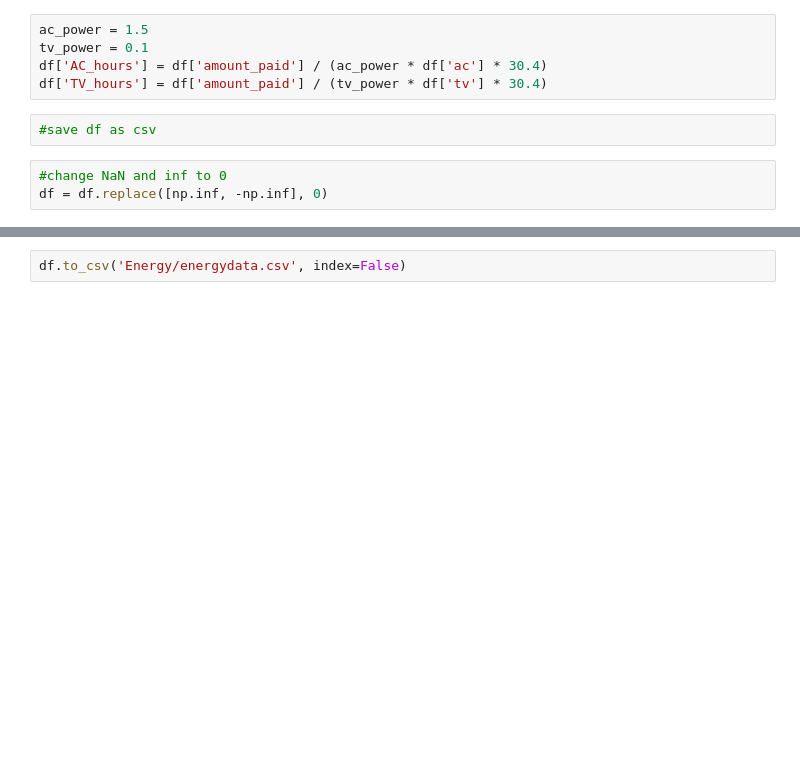
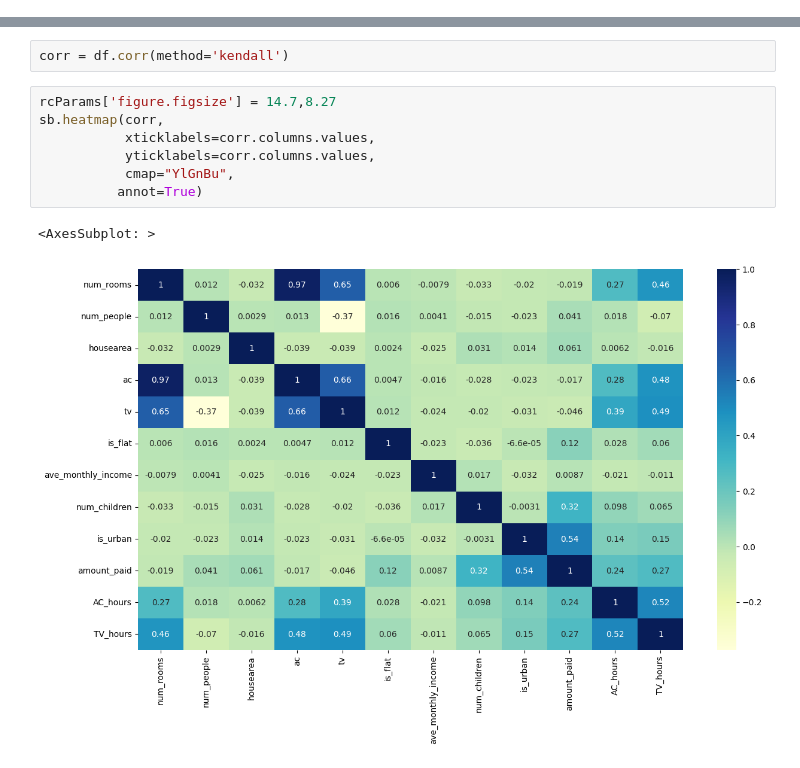
Before and after one commit to diksha-ashkid/IndiVolt, a Jupyter notebook: EDA.ipynb, the cells around one changed output, grey strips where cells are left out. Cells and saved outputs as stored; diff of their text form; blank space fills up the shorter version.

```diff
--- a/EDA.ipynb
+++ b/EDA.ipynb
@@ -19,13 +43,3 @@ df.describe()
-# %%
-ac_power = 1.5
-tv_power = 0.1
-df['AC_hours'] = df['amount_paid'] / (ac_power * df['ac'] * 30.4)
-df['TV_hours'] = df['amount_paid'] / (tv_power * df['tv'] * 30.4)
-# %%
-#save df as csv
-# %%
-#change NaN and inf to 0
-df = df.replace([np.inf, -np.inf], 0)
 # %%
 df.describe()
 # %% [output]
@@ -38,5 +52,15 @@ df.describe()
 | 50% | 2.000000 | 5.000000 | 789.970000 | 1.000000 | 1.000000 | 0.000000 | 24742.575000 | 1.000000 | ... |
 | 75% | 3.000000 | 6.000000 | 892.955000 | 2.000000 | 1.000000 | 1.000000 | 31402.357500 | 2.000000 | ... |
 | max | 5.000000 | 11.000000 | 1189.120000 | 4.000000 | 7.000000 | 1.000000 | 56531.080000 | 4.000000 | ... |
-# %%
-df.to_csv('Energy/energydata.csv', index=False)
+# %%
+corr = df.corr(method='kendall')
+# %%
+rcParams['figure.figsize'] = 14.7,8.27
+sb.heatmap(corr,
+           xticklabels=corr.columns.values,
+           yticklabels=corr.columns.values,
+           cmap="YlGnBu",
+          annot=True)
+# %% [output]
+<AxesSubplot: >
+[figure, added]
```
Also changed, not shown: parts of 3 cells of this notebook.
